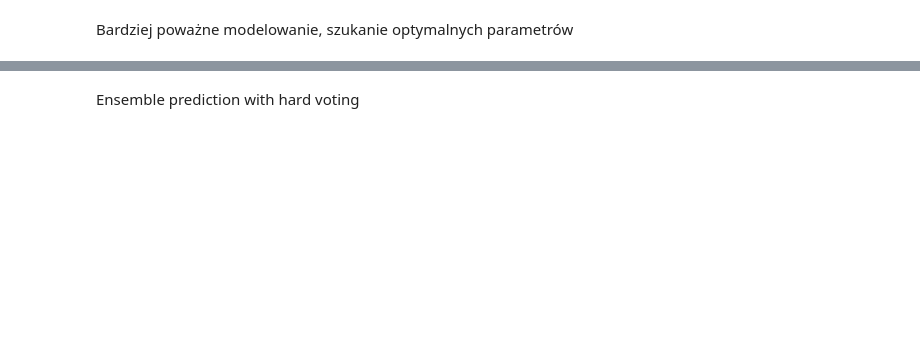
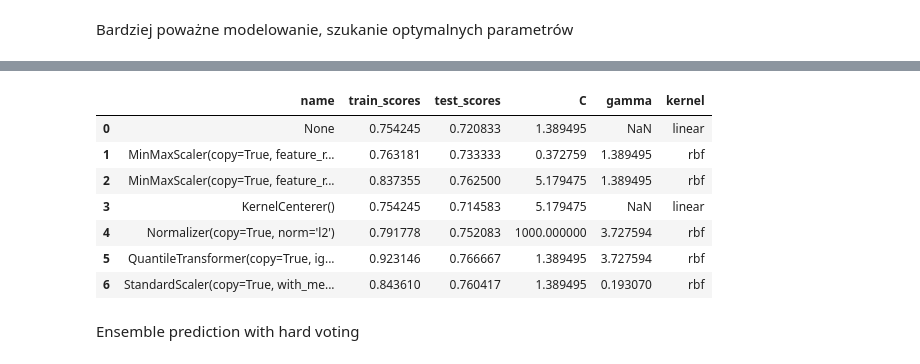
Before and after one commit to pfilo8/Kaggle-Red-Wine-Quality, a Jupyter notebook: Red Wine.ipynb, the cells around one changed output, grey strips where cells are left out. Cells and saved outputs as stored; diff of their text form; code cells hidden in the pictures; blank space fills up the shorter version.

```diff
--- a/Red Wine.ipynb
+++ b/Red Wine.ipynb
@@ -448,3 +442,19 @@ plt.show()
+# %%
+results['C'] = results.best_parameters.apply(lambda x: x['C'])
+results['gamma'] = results.best_parameters.apply(lambda x: x['gamma'] if 'gamma' in x.keys()else None)
+results['kernel'] = results.best_parameters.apply(lambda x: x['kernel'])
+# %%
+results_to_show = results[['name', 'train_scores', 'test_scores', 'C', 'gamma', 'kernel']]
+results_to_show
+# %% [output]
+|  | name | train_scores | test_scores | C | gamma | kernel |
+| 0 | None | 0.754245 | 0.720833 | 1.389495 | NaN | linear |
+| 1 | MinMaxScaler(copy=True, feature_r... | 0.763181 | 0.733333 | 0.372759 | 1.389495 | rbf |
+| 2 | MinMaxScaler(copy=True, feature_r... | 0.837355 | 0.762500 | 5.179475 | 1.389495 | rbf |
+| 3 | KernelCenterer() | 0.754245 | 0.714583 | 5.179475 | NaN | linear |
+| 4 | Normalizer(copy=True, norm='l2') | 0.791778 | 0.752083 | 1000.000000 | 3.727594 | rbf |
+| 5 | QuantileTransformer(copy=True, ig... | 0.923146 | 0.766667 | 1.389495 | 3.727594 | rbf |
+| 6 | StandardScaler(copy=True, with_me... | 0.843610 | 0.760417 | 1.389495 | 0.193070 | rbf |
 # %% [markdown]
 Ensemble prediction with hard voting
 # %%
```
Also changed, not shown: parts of 35 cells of this notebook.
